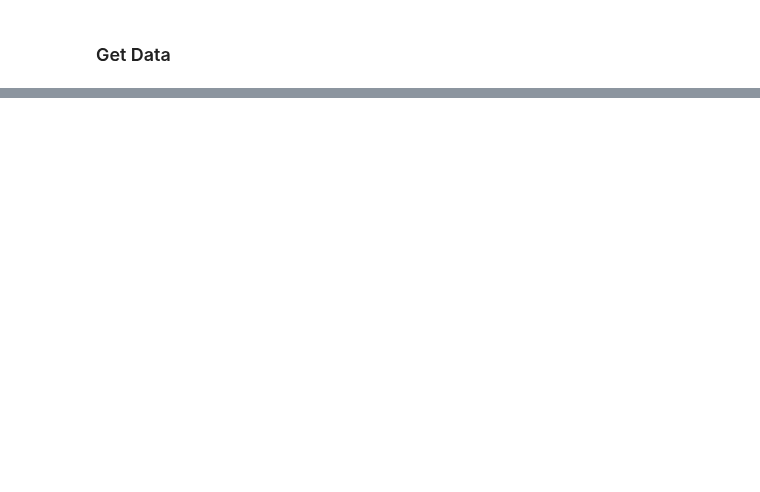
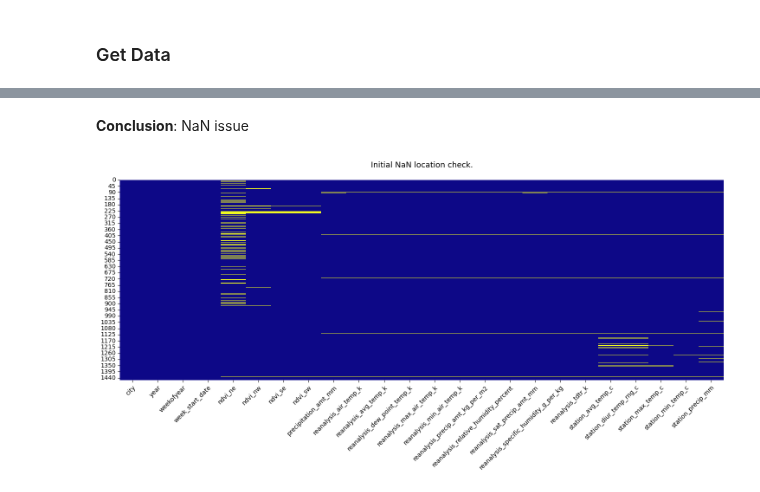
Before and after one commit to ButrosV/dengue-transfer-learn, a Jupyter notebook: notebooks/01_eda_dengue.ipynb, the cells around one changed output, grey strips where cells are left out. Saved outputs shown, nothing was run; the diff lists cells and outputs as text; code cells hidden in the pictures; blank space fills up the shorter version.

```diff
--- a/notebooks/01_eda_dengue.ipynb
+++ b/notebooks/01_eda_dengue.ipynb
@@ -58,0 +84,5 @@ df_raw.sample(1)
+# %%
+df_train_raw = pd.read_csv(PATH_TO_RAW_DATA / FILE_TRAIN_RAW, parse_dates=["week_start_date"])
+df_test_raw = pd.read_csv(PATH_TO_RAW_DATA / FILE_TEST_RAW, parse_dates=["week_start_date"])
+df_labels_raw = pd.read_csv(PATH_TO_RAW_DATA / FILE_LABELS_RAW)
+list_raw_df = [df_train_raw, df_test_raw, df_labels_raw]
@@ -58,0 +170,11 @@ df_raw.sample(1)
+# %% [markdown]
+**Conclusion**: NaN issue
+# %%
+plt.figure(figsize=(18, 6))  # df_train_raw.shape[1]
+sns.heatmap(df_train_raw.isnull(), cmap='plasma', cbar=False)
+plt.title("Initial NaN location check.\n",
+          fontsize=13)
+plt.xticks(rotation=45, ha='right', rotation_mode='anchor')
+plt.show()
+# %% [output]
+[figure, added]
```
Also changed, not shown: parts of 31 cells of this notebook.
